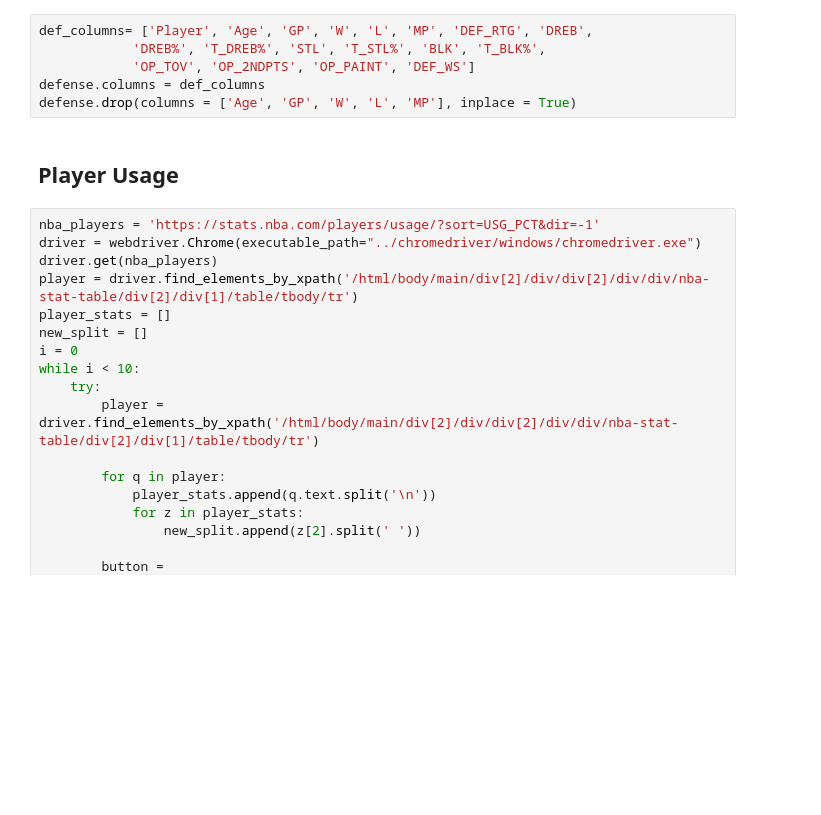
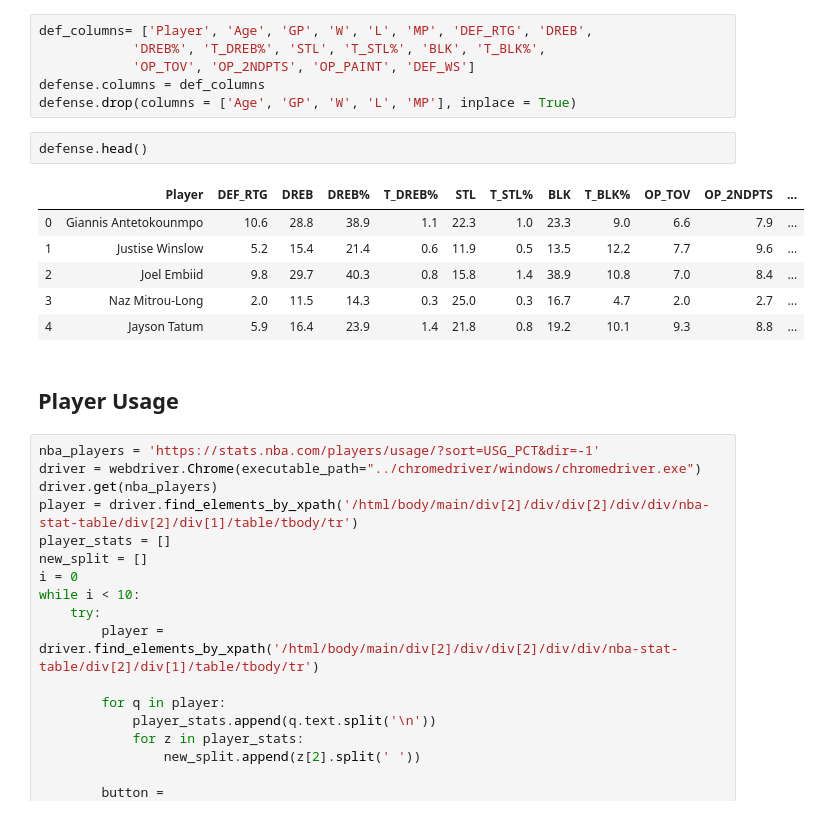
Before and after one commit to briannalytle/unsupervised_nba, a Jupyter notebook: 01_scrapers/03_stats-nba_scrape.ipynb, the cells around one changed output. Drawn from its saved outputs; the diff is of its cells as text; blank space fills up the shorter version.

```diff
--- a/01_scrapers/03_stats-nba_scrape.ipynb
+++ b/01_scrapers/03_stats-nba_scrape.ipynb
@@ -86,6 +92,15 @@ def_columns= ['Player', 'Age', 'GP', 'W', 'L', 'MP', 'DEF_RTG', 'DREB',
             'OP_TOV', 'OP_2NDPTS', 'OP_PAINT', 'DEF_WS']
 defense.columns = def_columns
 defense.drop(columns = ['Age', 'GP', 'W', 'L', 'MP'], inplace = True)
+# %%
+defense.head()
+# %% [output]
+|  | Player | DEF_RTG | DREB | DREB% | T_DREB% | STL | T_STL% | BLK | T_BLK% | OP_TOV | OP_2NDPTS | ... |
+| 0 | Giannis Antetokounmpo | 10.6 | 28.8 | 38.9 | 1.1 | 22.3 | 1.0 | 23.3 | 9.0 | 6.6 | 7.9 | ... |
+| 1 | Justise Winslow | 5.2 | 15.4 | 21.4 | 0.6 | 11.9 | 0.5 | 13.5 | 12.2 | 7.7 | 9.6 | ... |
+| 2 | Joel Embiid | 9.8 | 29.7 | 40.3 | 0.8 | 15.8 | 1.4 | 38.9 | 10.8 | 7.0 | 8.4 | ... |
+| 3 | Naz Mitrou-Long | 2.0 | 11.5 | 14.3 | 0.3 | 25.0 | 0.3 | 16.7 | 4.7 | 2.0 | 2.7 | ... |
+| 4 | Jayson Tatum | 5.9 | 16.4 | 23.9 | 1.4 | 21.8 | 0.8 | 19.2 | 10.1 | 9.3 | 8.8 | ... |
 # %% [markdown]
 ## Player Usage
 # %%
```
Also changed, not shown: parts of 10 cells of this notebook, 7 other files.
